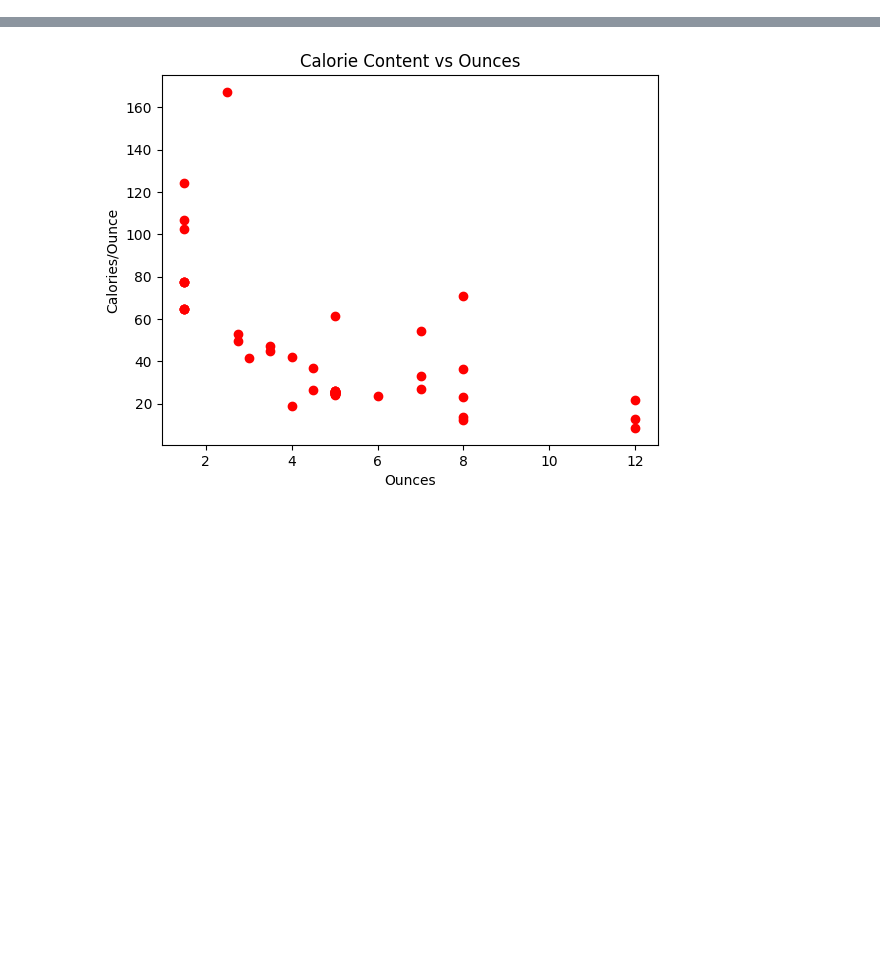
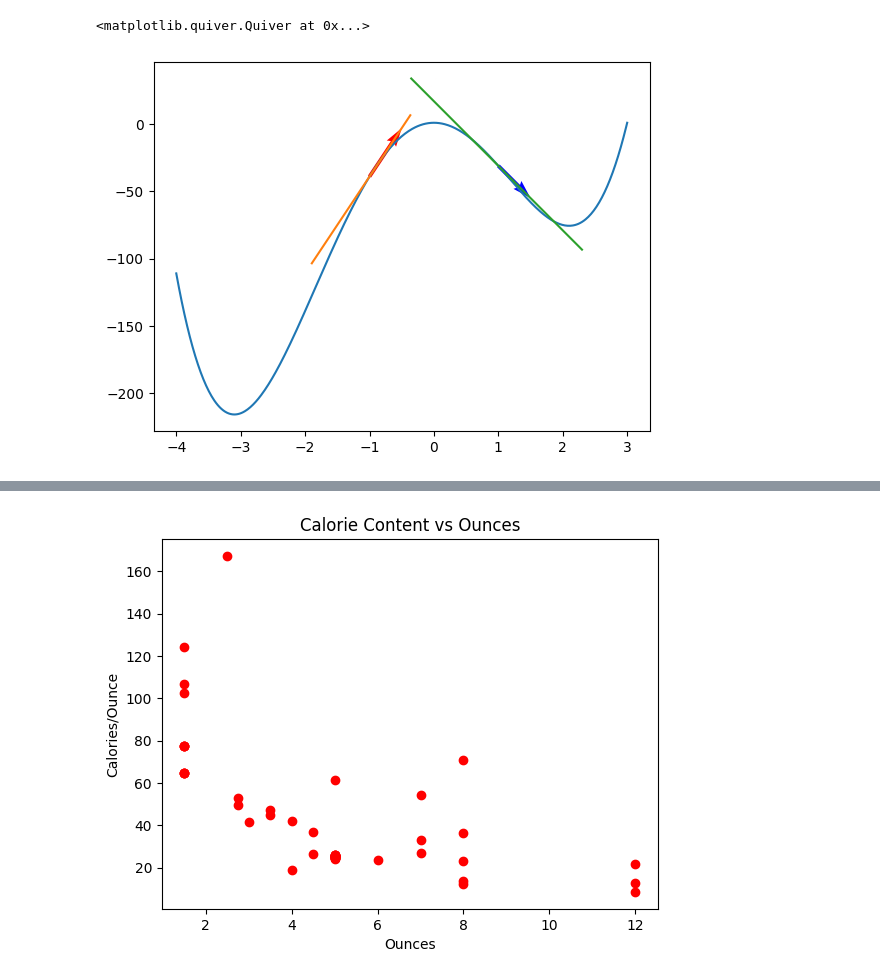
Before and after one commit to narges2027/Mmmmm..Machine_Learning, a Jupyter notebook: Class_Files/gradients.ipynb, the cells around one changed output, grey strips where cells are left out. Saved outputs shown, nothing was run; the diff lists cells and outputs as text; code cells hidden in the pictures; blank space fills up the shorter version.

```diff
--- a/Class_Files/gradients.ipynb
+++ b/Class_Files/gradients.ipynb
@@ -17,0 +12,26 @@ plt.plot(X,f(X))
+# %%
+# Function f(x)
+def f(x):
+    return 3*x**4 + 4*x**3 - 39*x**2+1
+# Derivative of f(x)
+def df(x):
+    return 12*x**3 + 12*x**2 - 72*x
+# Tangent line to f(x) at x=a
+def ttf(x,a):
+    return df(a)*(x-a)+f(a)
+# %%
+X = np.linspace(-4,3,500)
+
+# Plot of f(x)
+plt.plot(X,f(X))
+
+# Plot of the tangent to f(x) at x=-1 and corresponding direction vector
+plt.plot(X[150:260],ttf(X[150:260],-1))
+plt.quiver(-1,f(-1),1,df(-1),angles='xy',scale_units='xy',scale=2,color='red')
+
+# Plot of the tangent to f(x) at x=1 and corresponding direction vector
+plt.plot(X[260:450],ttf(X[260:450],1))
+plt.quiver(1,f(1),1,df(1),angles='xy',scale_units='xy',scale=2,color='blue')
+# %% [output]
+<matplotlib.quiver.Quiver at 0x...>
+[figure, added]
```
Also changed, not shown: parts of 34 cells of this notebook, 1 other file.
